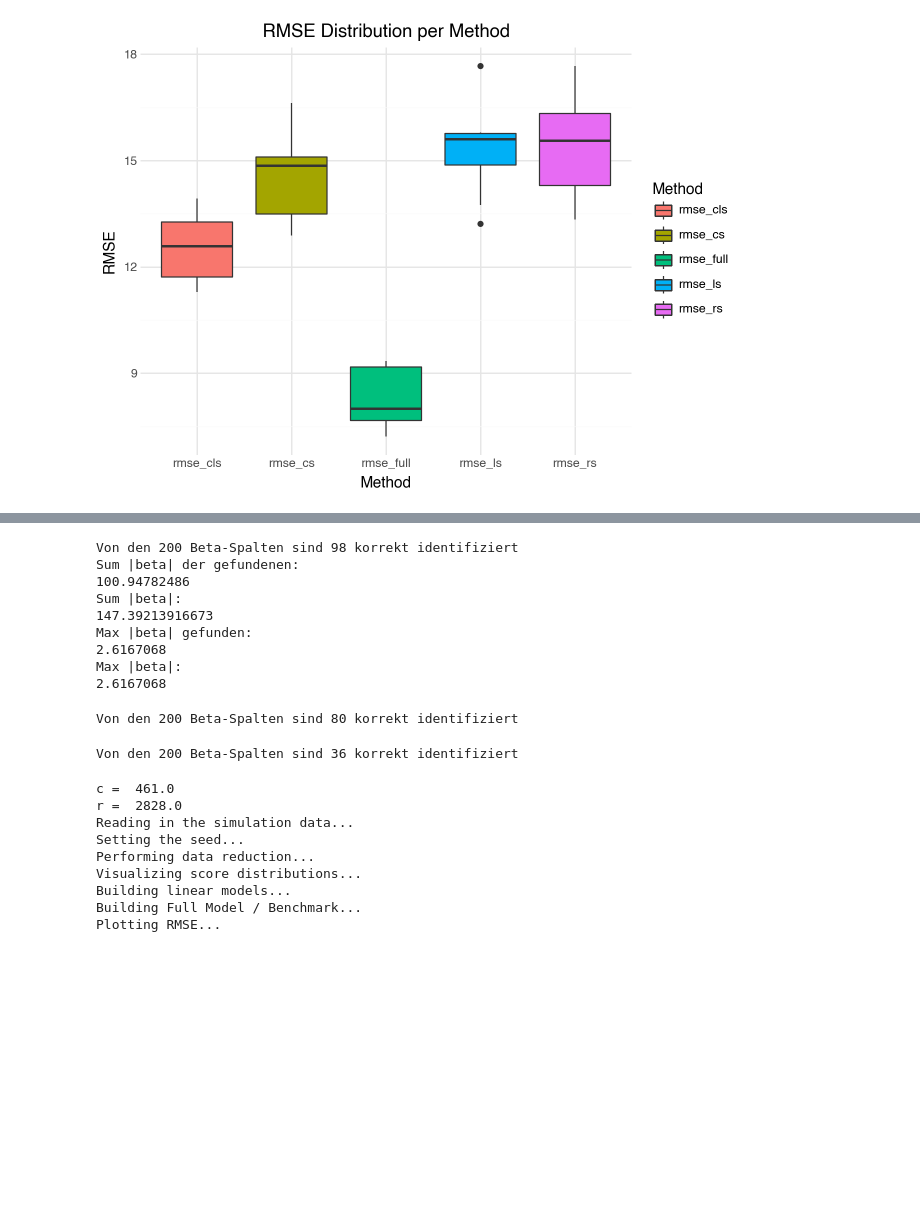
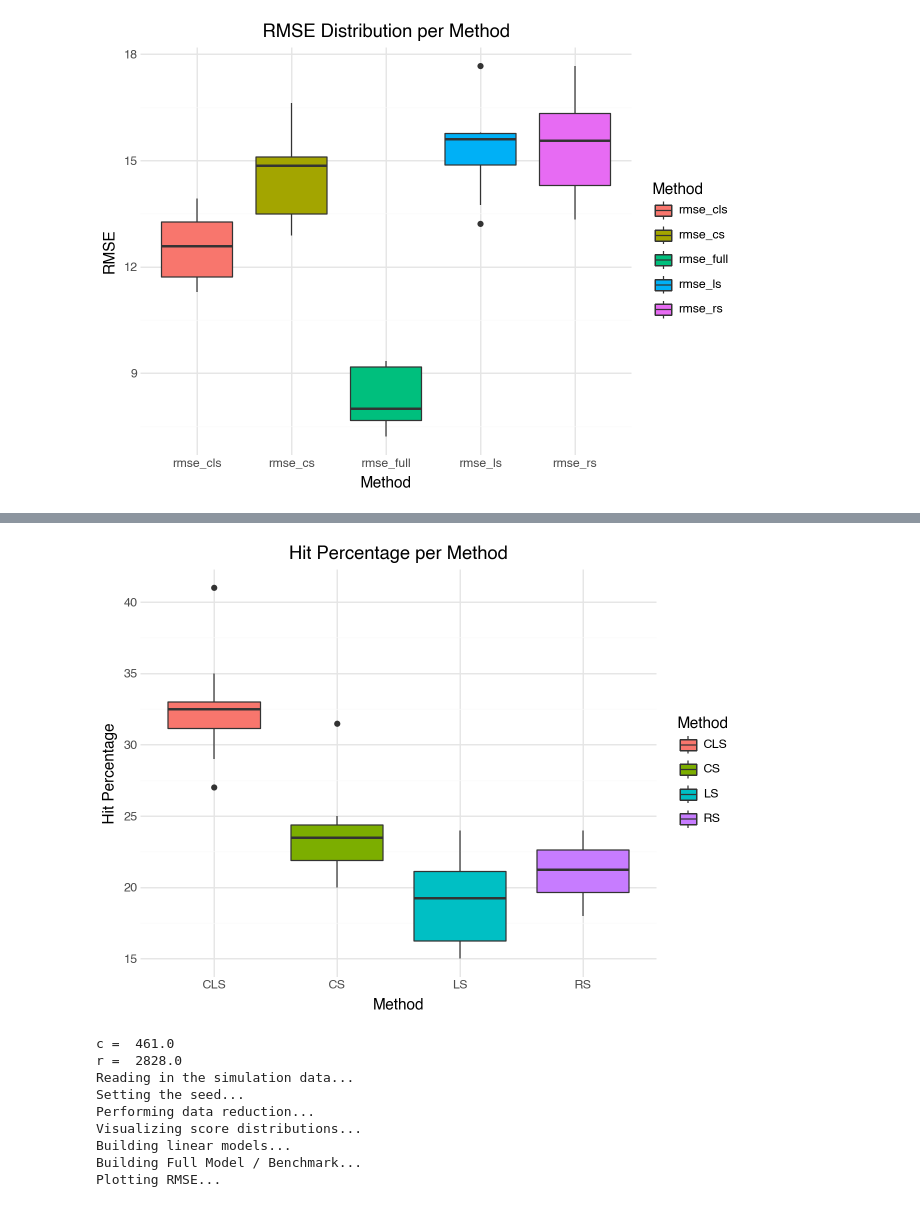
Before and after one commit to TimSchmale/Masterthesis-Schmale, a Jupyter notebook: Masterthesis.ipynb, the cells around one changed output, grey strips where cells are left out. Saved outputs shown, nothing was run; the diff lists cells and outputs as text; code cells hidden in the pictures; blank space fills up the shorter version.

Commit message:
Including a screening analysis for each simulation study and enhancing the simulation for p = n = 10.000

```diff
--- a/Simulation Study.ipynb
+++ b/Masterthesis.ipynb
@@ -33,7 +29,7 @@ The autoreload extension is already loaded. To reload it, use:
 # Simulation Study 1: p = 1.000, n = 900, reps = 10, k = 50, seed = 1
 #==============================================================================================
 
-# set the folder:
+# setting the specific folder:
 folder = "p1000_n900"
 
 # set the seed:
@@ -41,6 +37,8 @@ seed = 1
 
 # set the rank parameter k:
 k = 50
+
+reps = 10
 
 # approximation of reduced dimensions:
 c = np.ceil(k * np.log(k))
@@ -50,7 +48,7 @@ print("c = ", c)
 print("r = ", r)
 
 # perform the study:
-scores_p1000_n900_k50, C_p1000_n900_k50, R_p1000_n900_k50, rmse_p1000_n900_k50 = compare_methods(k, seed, base, folder, 10)
+scores_p1000_n900_k50, C_p1000_n900_k50, R_p1000_n900_k50, rmse_p1000_n900_k50 = compare_methods(k, seed, base, folder, reps)
 # %% [output]
 c =  196.0
 r =  1035.0
@@ -82,61 +63,10 @@ Von den 200 Beta-Spalten sind 43 korrekt identifiziert
-# %%
-#### CLS Investigation
-cls = scores_p1000_n900_k50['CLS'][0]
-c = int(np.ceil(k * np.log(k)))
-top_c_indices = np.argsort(abs(cls))[-c:]
-#print(top_c_indices)
-true_nonzero = np.where(beta != 0.0)[0]
-#print(beta[top_c_indices])
-
-hits = np.intersect1d(top_c_indices, true_nonzero)
-print(f"Von den {len(true_nonzero)} Beta-Spalten sind {len(hits)} korrekt identifiziert")
-
-tp = top_c_indices
-print("Sum |beta| der gefundenen:")
-print(np.sum(np.abs(beta[tp])))
-print("Sum |beta|:")
-print(np.sum(np.abs(beta)))
-
-print("Max |beta| gefunden:")
-print(np.max(np.abs(beta[tp])))
-print("Max |beta|:")
-print(np.max(np.abs(beta)))
-# %% [output]
-Von den 200 Beta-Spalten sind 98 korrekt identifiziert
-Sum |beta| der gefundenen:
-100.94782486
-Sum |beta|:
-147.39213916673
-Max |beta| gefunden:
-2.6167068
-Max |beta|:
-2.6167068
-# %%
-#### CS Investigation
-cs = scores_p1000_n900_k50['CS'][0]
-c = int(np.ceil(k * np.log(k)))
-top_c_indices = np.argsort(abs(cs))[-c:]
-#print(top_c_indices)
-true_nonzero = np.where(beta != 0.0)[0]
-#print(true_nonzero)
-
-hits = np.intersect1d(top_c_indices, true_nonzero)
-print(f"Von den {len(true_nonzero)} Beta-Spalten sind {len(hits)} korrekt identifiziert")
-# %% [output]
-Von den 200 Beta-Spalten sind 80 korrekt identifiziert
-# %%
-#### RS Investigation
-rs = scores_p1000_n900_k50['RS'][0]
-c = int(np.ceil(k * np.log(k)))
-top_c_indices = np.argsort(rs)[-c:]
-#print(top_c_indices)
-true_nonzero = np.where(beta != 0.0)[0]
-#print(true_nonzero)
-
-hits = np.intersect1d(top_c_indices, true_nonzero)
-print(f"Von den {len(true_nonzero)} Beta-Spalten sind {len(hits)} korrekt identifiziert")
-# %% [output]
-Von den 200 Beta-Spalten sind 36 korrekt identifiziert
+# %%
+#==============================================================================================
+# Simulation Study 1: Evaluation of Screening Performance
+#==============================================================================================
+evaluate_screening_performance(base, folder, C_p1000_n900_k50, reps)
+# %% [output]
+[figure, added]
 # %%
 #==============================================================================================
 # Simulation Study 2: p = 1.000, n = 900, reps = 10, k = 100, seed = 1
```
Also changed, not shown: parts of 22 cells of this notebook.
